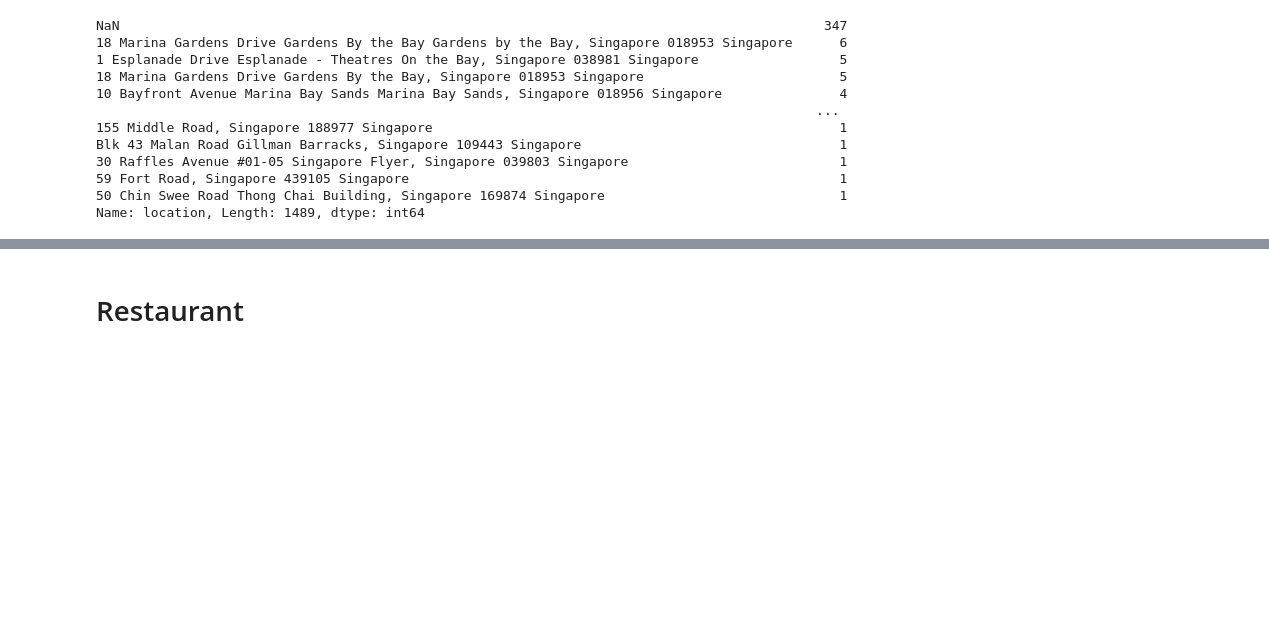
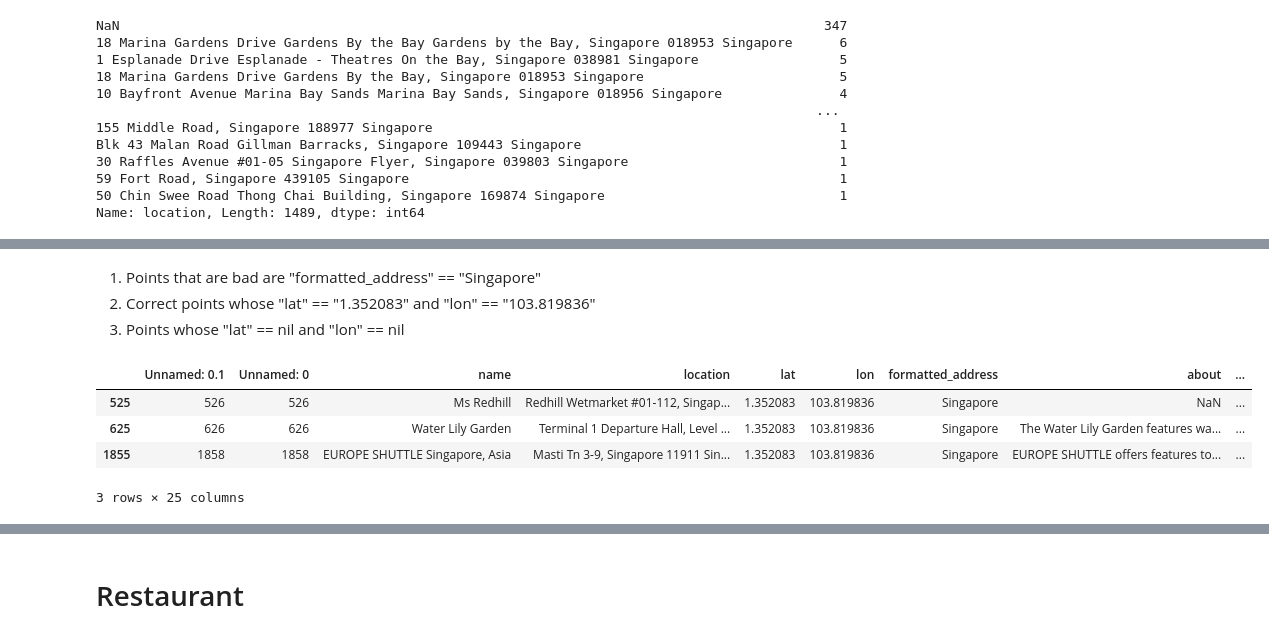
Before and after one commit to Enigmatrix/planlah, a Jupyter notebook: recommender/src/data/longlat.ipynb, the cells around one changed output, grey strips where cells are left out. Drawn from its saved outputs; the diff is of its cells as text; code cells hidden in the pictures; blank space fills up the shorter version.

```diff
--- a/recommender/src/data/longlat.ipynb
+++ b/recommender/src/data/longlat.ipynb
@@ -101 +273,13 @@ Here
+# %% [markdown]
+1. Points that are bad are "formatted_address" == "Singapore"
+2. Correct points whose "lat" == "1.352083" and "lon" == "103.819836"
+3. Points whose "lat" == nil and "lon" == nil
+# %%
+df[df["lon"] == "103.819836"]
+# %% [output]
+|  | Unnamed: 0.1 | Unnamed: 0 | name | location | lat | lon | formatted_address | about | ... |
+| 525 | 526 | 526 | Ms Redhill | Redhill Wetmarket #01-112, Singap... | 1.352083 | 103.819836 | Singapore | NaN | ... |
+| 625 | 626 | 626 | Water Lily Garden | Terminal 1 Departure Hall, Level ... | 1.352083 | 103.819836 | Singapore | The Water Lily Garden features wa... | ... |
+| 1855 | 1858 | 1858 | EUROPE SHUTTLE Singapore, Asia | Masti Tn 3-9, Singapore 11911 Sin... | 1.352083 | 103.819836 | Singapore | EUROPE SHUTTLE offers features to... | ... |
+3 rows × 25 columns
 # %%
```
Also changed, not shown: parts of 18 cells of this notebook, 6 other files.
